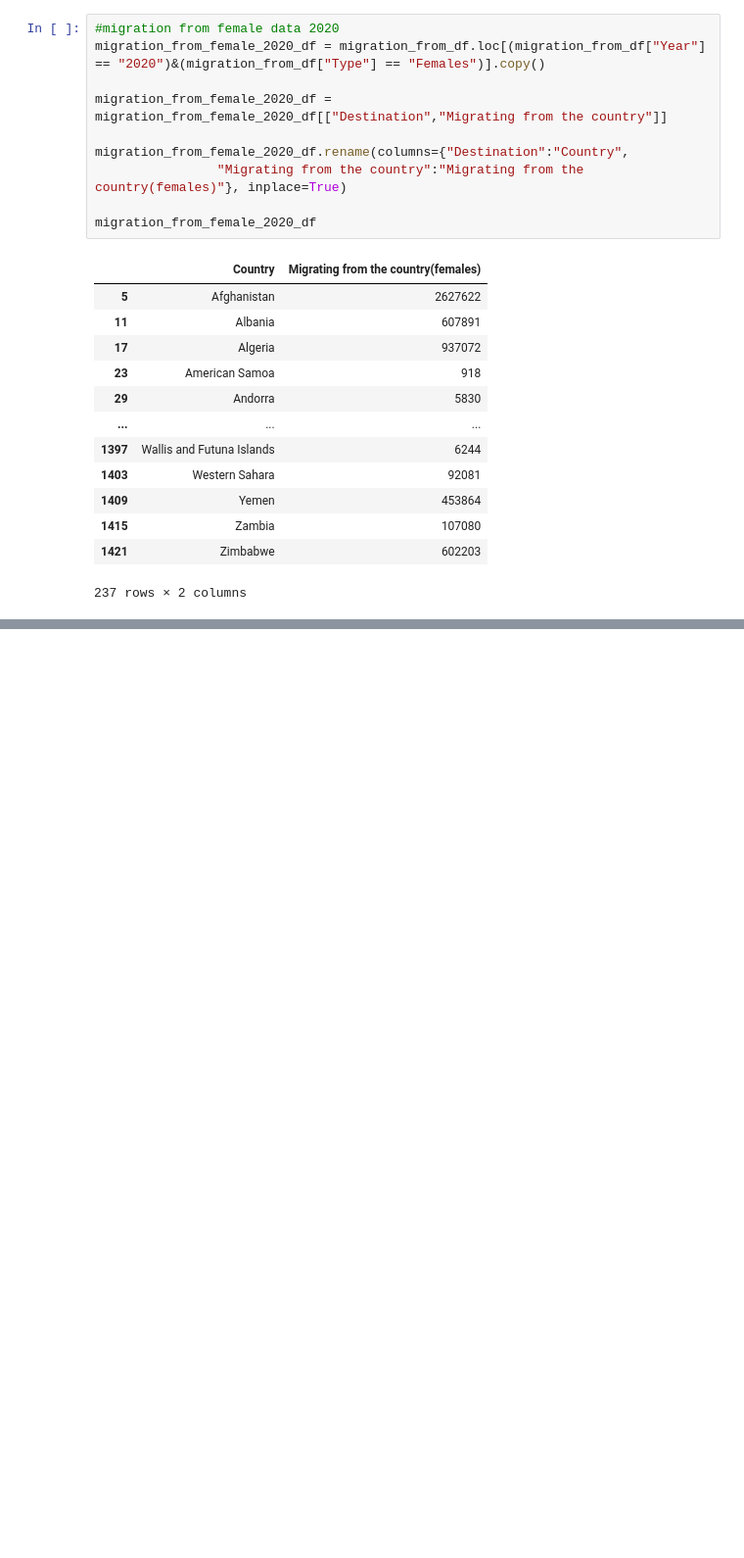
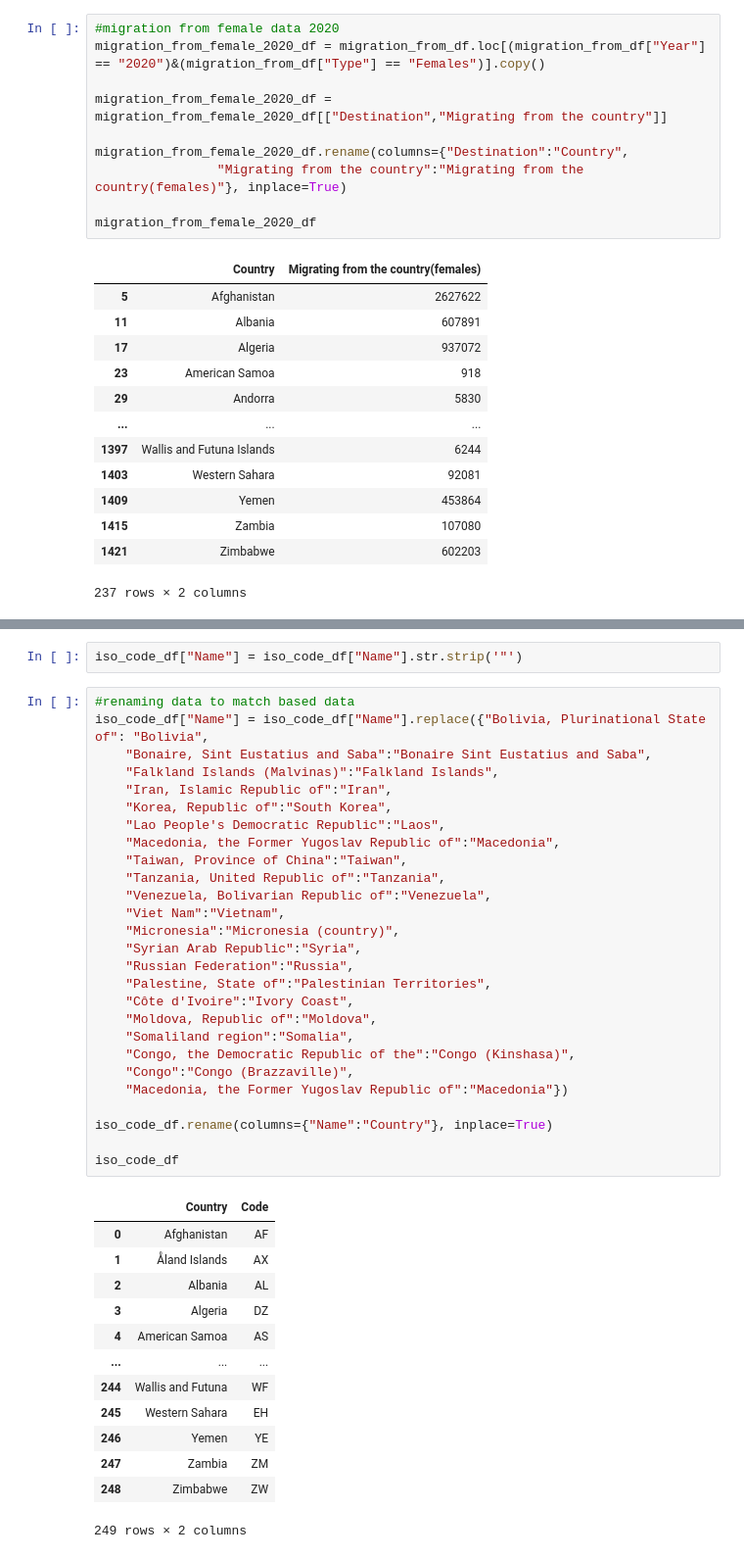
Before and after one commit to AlanDeng7/Module-16-Group4-Project3, a Jupyter notebook: Data Cleaning/ETL files/alan-ETL.ipynb, the cells around one changed output, grey strips where cells are left out. Shown at 98% size. Drawn from its saved outputs; the diff is of its cells as text; blank space fills up the shorter version.

```diff
--- a/Data Cleaning/ETL files/alan-ETL.ipynb
+++ b/Data Cleaning/ETL files/alan-ETL.ipynb
@@ -1238,0 +1275,43 @@ with open('data.json', 'w') as json_file:
+# %%
+iso_code_df["Name"] = iso_code_df["Name"].str.strip('"')
+# %%
+#renaming data to match based data
+iso_code_df["Name"] = iso_code_df["Name"].replace({"Bolivia, Plurinational State of": "Bolivia",
+    "Bonaire, Sint Eustatius and Saba":"Bonaire Sint Eustatius and Saba",
+    "Falkland Islands (Malvinas)":"Falkland Islands",
+    "Iran, Islamic Republic of":"Iran",
+    "Korea, Republic of":"South Korea",
+    "Lao People's Democratic Republic":"Laos",
+    "Macedonia, the Former Yugoslav Republic of":"Macedonia",
+    "Taiwan, Province of China":"Taiwan",
+    "Tanzania, United Republic of":"Tanzania",
+    "Venezuela, Bolivarian Republic of":"Venezuela",
+    "Viet Nam":"Vietnam",
+    "Micronesia":"Micronesia (country)",
+    "Syrian Arab Republic":"Syria",
+    "Russian Federation":"Russia",
+    "Palestine, State of":"Palestinian Territories",
+    "Côte d'Ivoire":"Ivory Coast",
+    "Moldova, Republic of":"Moldova",
+    "Somaliland region":"Somalia",
+    "Congo, the Democratic Republic of the":"Congo (Kinshasa)",
+    "Congo":"Congo (Brazzaville)",
+    "Macedonia, the Former Yugoslav Republic of":"Macedonia"})
+
+iso_code_df.rename(columns={"Name":"Country"}, inplace=True)
+
+iso_code_df
+# %% [output]
+|  | Country | Code |
+| 0 | Afghanistan | AF |
+| 1 | Åland Islands | AX |
+| 2 | Albania | AL |
+| 3 | Algeria | DZ |
+| 4 | American Samoa | AS |
+| ... | ... | ... |
+| 244 | Wallis and Futuna | WF |
+| 245 | Western Sahara | EH |
+| 246 | Yemen | YE |
+| 247 | Zambia | ZM |
+| 248 | Zimbabwe | ZW |
+249 rows × 2 columns
```
Also changed, not shown: parts of 24 cells of this notebook, 14 other files.
